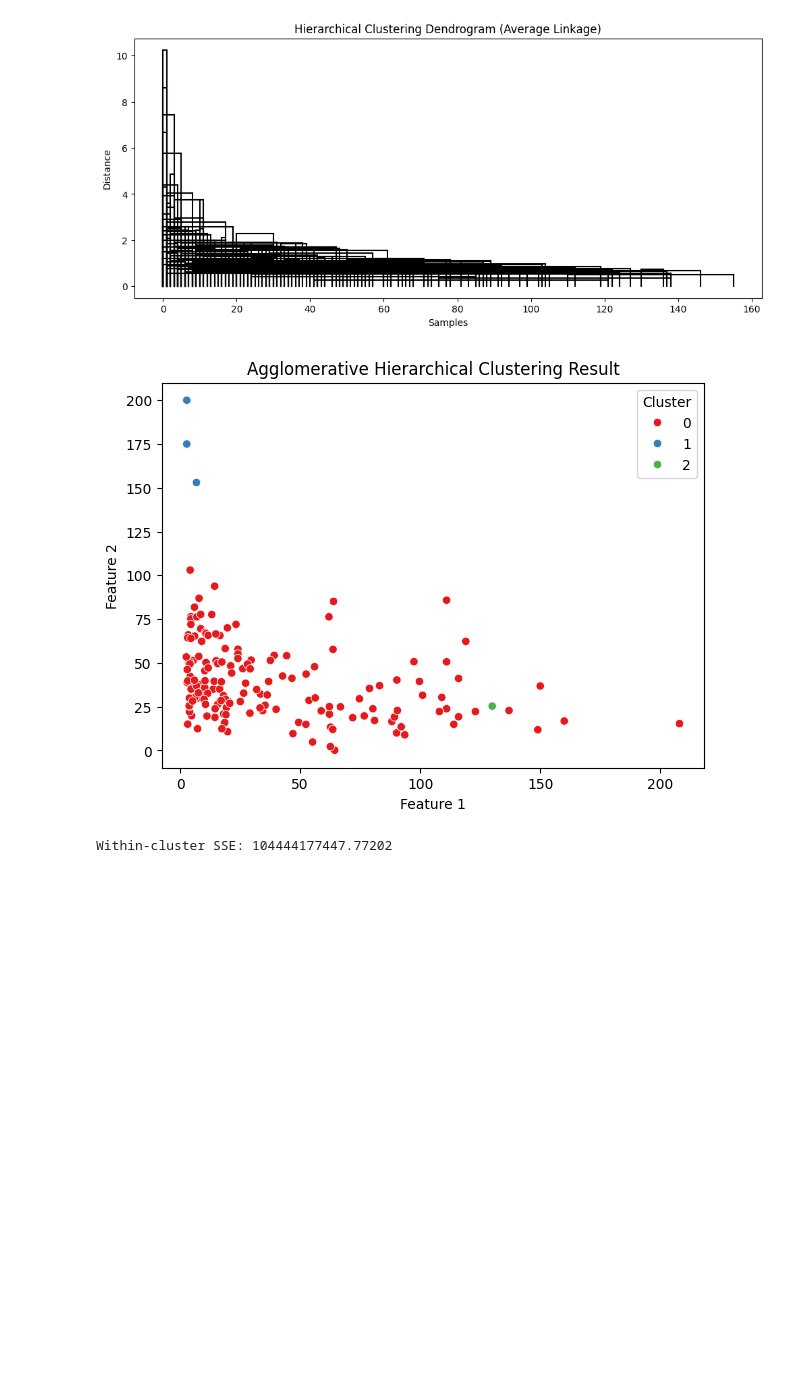
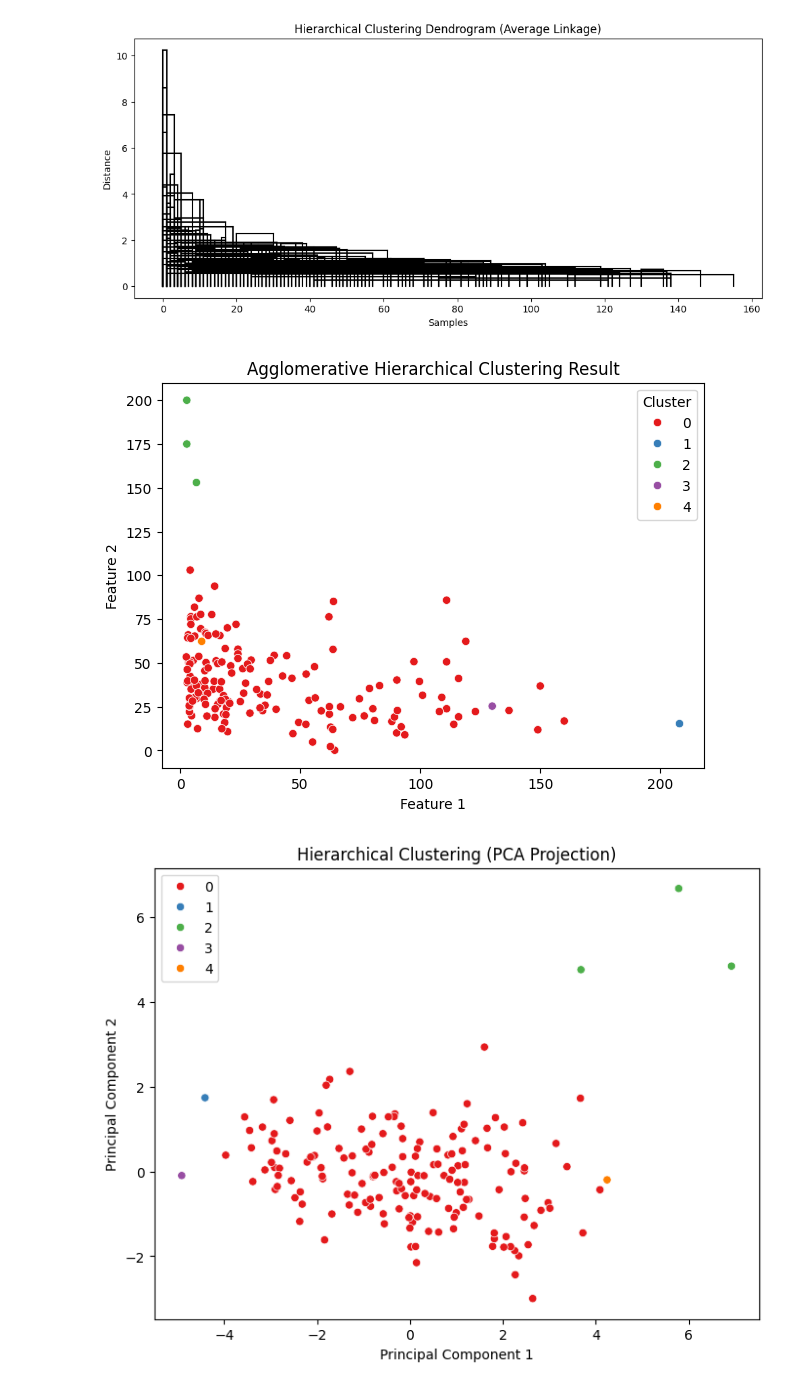
Before and after one commit to Mshaunak/MRM-TaskPhase-10, a Jupyter notebook: Hierarchical clustering.ipynb, the cells around one changed output. Saved outputs shown, nothing was run; the diff lists cells and outputs as text; code cells hidden in the pictures; blank space fills up the shorter version.

```diff
--- a/Hierarchical clustering.ipynb
+++ b/Hierarchical clustering.ipynb
@@ -141,7 +141,7 @@ def get_clusters(Z, n_samples, k):
 
     return labels
 
-k = 3
+k = 5
 labels = get_clusters(Z, X.shape[0], k)
 # %%
 df_plot = pd.DataFrame(X[:, :2], columns=["Feature 1", "Feature 2"])
@@ -158,16 +158,26 @@ sns.scatterplot(
 plt.title("Agglomerative Hierarchical Clustering Result")
 plt.show()
 # %% [output]
-[figure, old version]
+[figure, new version]
-# %%
-def cluster_sse(X, labels):
-    sse = 0
-    for c in np.unique(labels):
-        cluster = X[labels == c]
-        centroid = cluster.mean(axis=0)
-        sse += np.sum((cluster - centroid) ** 2)
-    return sse
-
-print("Within-cluster SSE:", cluster_sse(X, labels))
-# %% [output]
-Within-cluster SSE: 104444177447.77202
+# %%
+cov_matrix = np.cov(X_scaled, rowvar=False)
+eigenvalues, eigenvectors = np.linalg.eig(cov_matrix)
+
+idx = np.argsort(eigenvalues)[::-1]
+eigenvectors = eigenvectors[:, idx]
+
+X_pca = X_scaled @ eigenvectors[:, :2]
+# %%
+plt.figure(figsize=(8,6))
+sns.scatterplot(
+    x=X_pca[:,0],
+    y=X_pca[:,1],
+    hue=labels,
+    palette='Set1'
+)
+plt.xlabel("Principal Component 1")
+plt.ylabel("Principal Component 2")
+plt.title("Hierarchical Clustering (PCA Projection)")
+plt.show()
+# %% [output]
+[figure, added]
```
Also changed, not shown: parts of 3 cells of this notebook.
